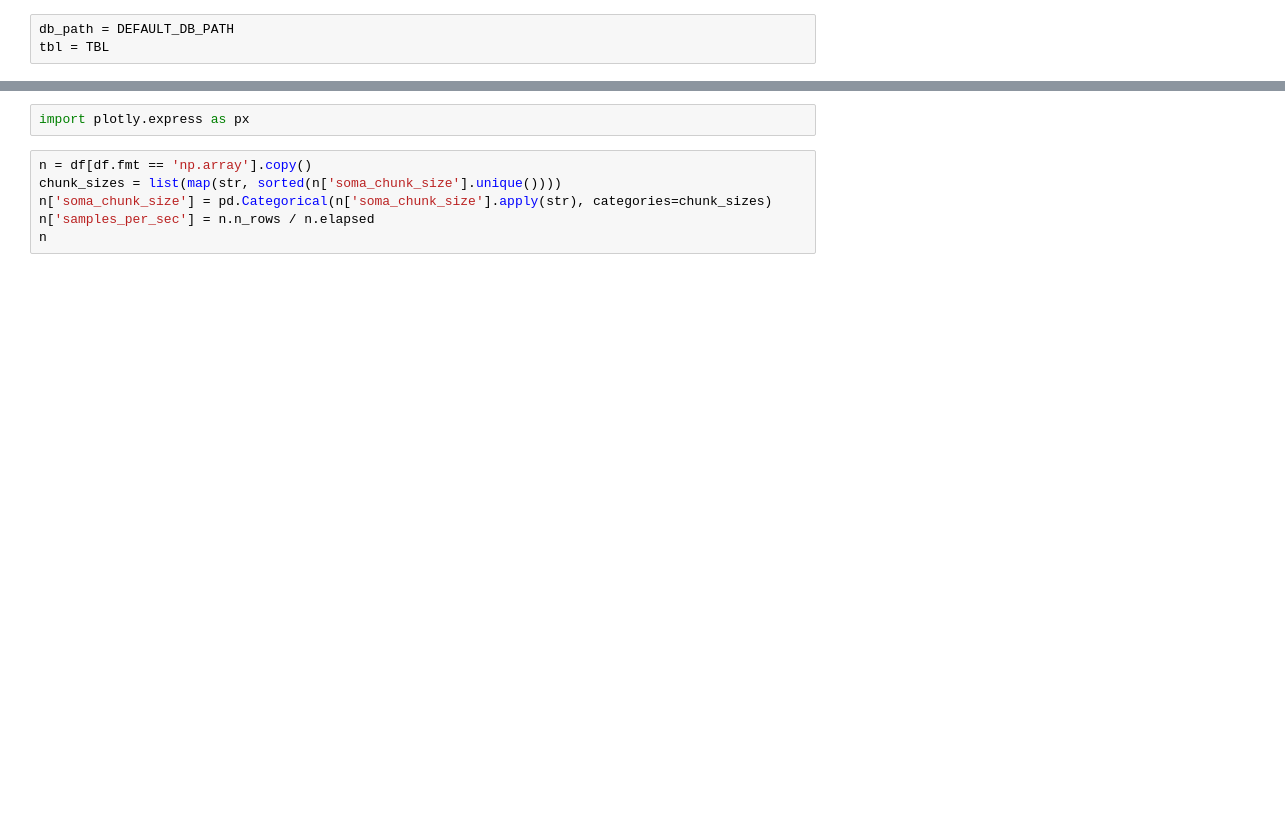
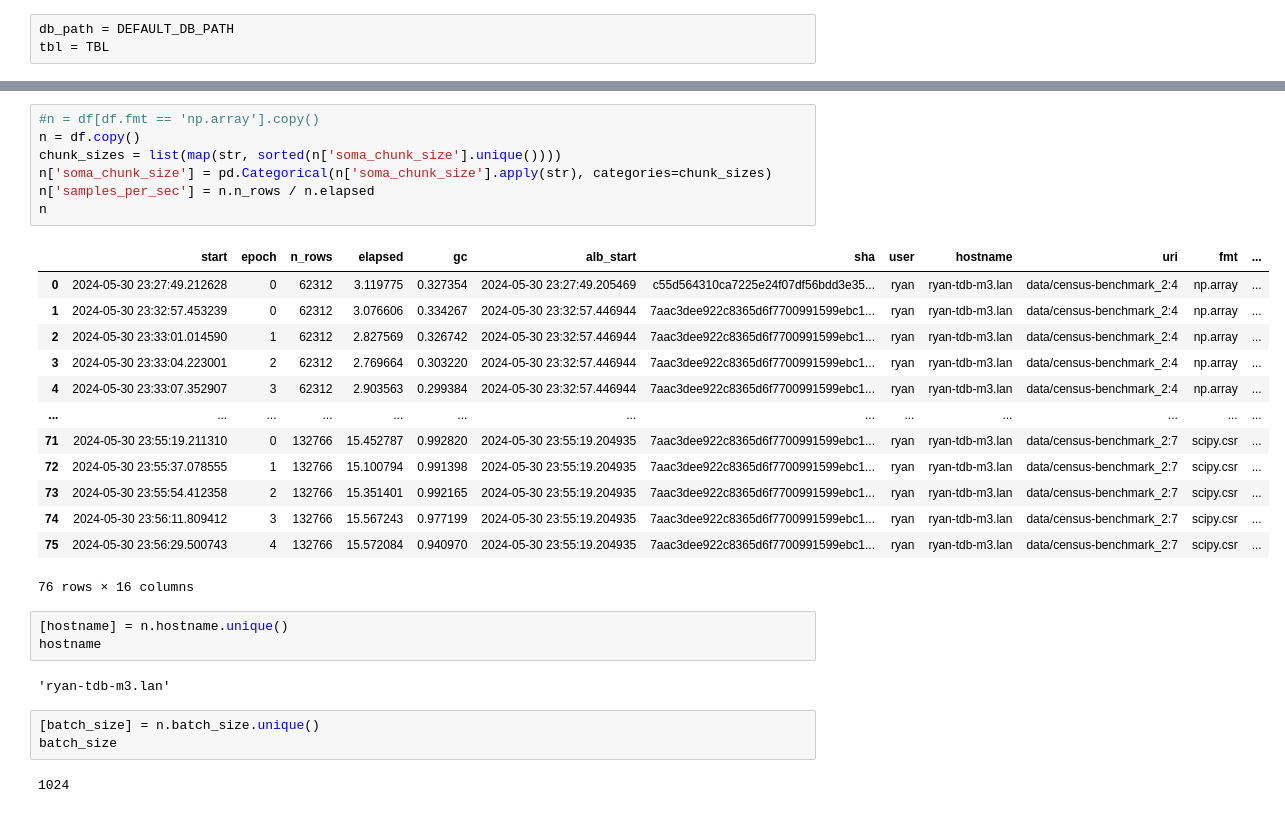
Before and after one commit to TileDB-Inc/arrayloader-benchmarks, a Jupyter notebook: notebooks/data-loader-stats.ipynb, the cells around one changed output, grey strips where cells are left out. Saved outputs shown, nothing was run; the diff lists cells and outputs as text; blank space fills up the shorter version.

Commit message:
epochs nb

```diff
--- a/notebooks/data-loader-stats.ipynb
+++ b/notebooks/data-loader-stats.ipynb
@@ -15,8 +40,31 @@ df.n_rows.value_counts()
-# %%
-import plotly.express as px
 # %%
-n = df[df.fmt == 'np.array'].copy()
+#n = df[df.fmt == 'np.array'].copy()
+n = df.copy()
 chunk_sizes = list(map(str, sorted(n['soma_chunk_size'].unique())))
 n['soma_chunk_size'] = pd.Categorical(n['soma_chunk_size'].apply(str), categories=chunk_sizes)
 n['samples_per_sec'] = n.n_rows / n.elapsed
 n
+# %% [output]
+|  | start | epoch | n_rows | elapsed | gc | alb_start | sha | user | hostname | uri | fmt | ... |
+| 0 | 2024-05-30 23:27:49.212628 | 0 | 62312 | 3.119775 | 0.327354 | 2024-05-30 23:27:49.205469 | c55d564310ca7225e24f07df56bdd3e35... | ryan | ryan-tdb-m3.lan | data/census-benchmark_2:4 | np.array | ... |
+| 1 | 2024-05-30 23:32:57.453239 | 0 | 62312 | 3.076606 | 0.334267 | 2024-05-30 23:32:57.446944 | 7aac3dee922c8365d6f7700991599ebc1... | ryan | ryan-tdb-m3.lan | data/census-benchmark_2:4 | np.array | ... |
+| 2 | 2024-05-30 23:33:01.014590 | 1 | 62312 | 2.827569 | 0.326742 | 2024-05-30 23:32:57.446944 | 7aac3dee922c8365d6f7700991599ebc1... | ryan | ryan-tdb-m3.lan | data/census-benchmark_2:4 | np.array | ... |
+| 3 | 2024-05-30 23:33:04.223001 | 2 | 62312 | 2.769664 | 0.303220 | 2024-05-30 23:32:57.446944 | 7aac3dee922c8365d6f7700991599ebc1... | ryan | ryan-tdb-m3.lan | data/census-benchmark_2:4 | np.array | ... |
+| 4 | 2024-05-30 23:33:07.352907 | 3 | 62312 | 2.903563 | 0.299384 | 2024-05-30 23:32:57.446944 | 7aac3dee922c8365d6f7700991599ebc1... | ryan | ryan-tdb-m3.lan | data/census-benchmark_2:4 | np.array | ... |
+| ... | ... | ... | ... | ... | ... | ... | ... | ... | ... | ... | ... | ... |
+| 71 | 2024-05-30 23:55:19.211310 | 0 | 132766 | 15.452787 | 0.992820 | 2024-05-30 23:55:19.204935 | 7aac3dee922c8365d6f7700991599ebc1... | ryan | ryan-tdb-m3.lan | data/census-benchmark_2:7 | scipy.csr | ... |
+| 72 | 2024-05-30 23:55:37.078555 | 1 | 132766 | 15.100794 | 0.991398 | 2024-05-30 23:55:19.204935 | 7aac3dee922c8365d6f7700991599ebc1... | ryan | ryan-tdb-m3.lan | data/census-benchmark_2:7 | scipy.csr | ... |
+| 73 | 2024-05-30 23:55:54.412358 | 2 | 132766 | 15.351401 | 0.992165 | 2024-05-30 23:55:19.204935 | 7aac3dee922c8365d6f7700991599ebc1... | ryan | ryan-tdb-m3.lan | data/census-benchmark_2:7 | scipy.csr | ... |
+| 74 | 2024-05-30 23:56:11.809412 | 3 | 132766 | 15.567243 | 0.977199 | 2024-05-30 23:55:19.204935 | 7aac3dee922c8365d6f7700991599ebc1... | ryan | ryan-tdb-m3.lan | data/census-benchmark_2:7 | scipy.csr | ... |
+| 75 | 2024-05-30 23:56:29.500743 | 4 | 132766 | 15.572084 | 0.940970 | 2024-05-30 23:55:19.204935 | 7aac3dee922c8365d6f7700991599ebc1... | ryan | ryan-tdb-m3.lan | data/census-benchmark_2:7 | scipy.csr | ... |
+76 rows × 16 columns
+# %%
+[hostname] = n.hostname.unique()
+hostname
+# %% [output]
+'ryan-tdb-m3.lan'
+# %%
+[batch_size] = n.batch_size.unique()
+batch_size
+# %% [output]
+1024
```
Also changed, not shown: parts of 6 cells of this notebook, 1 other file.
